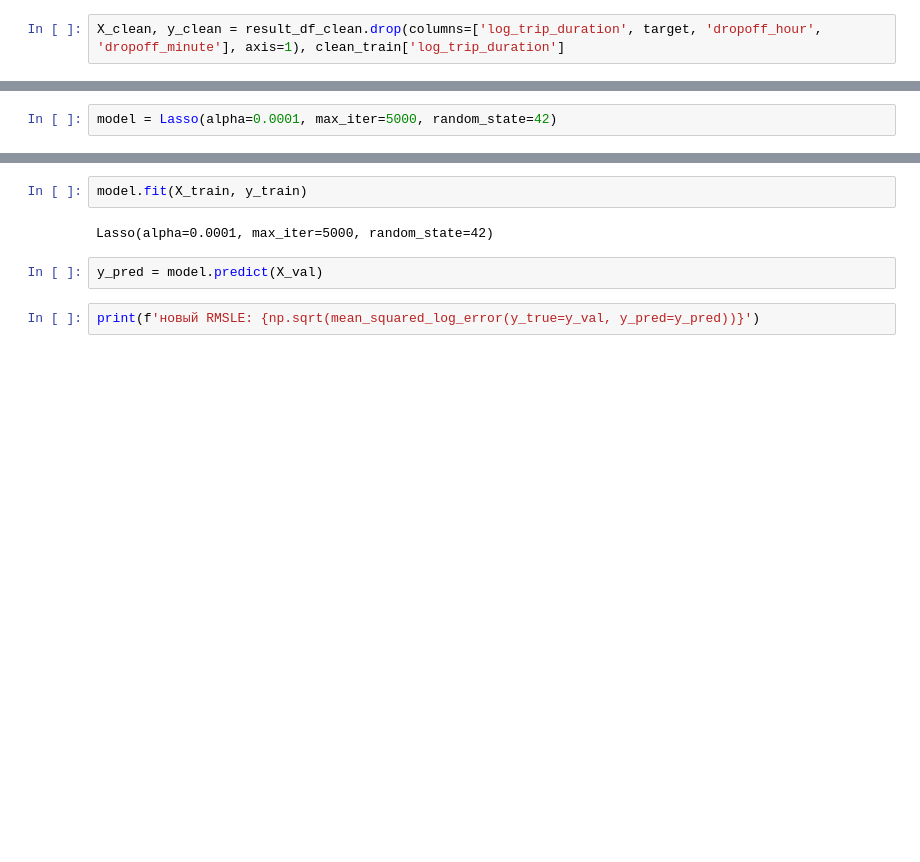
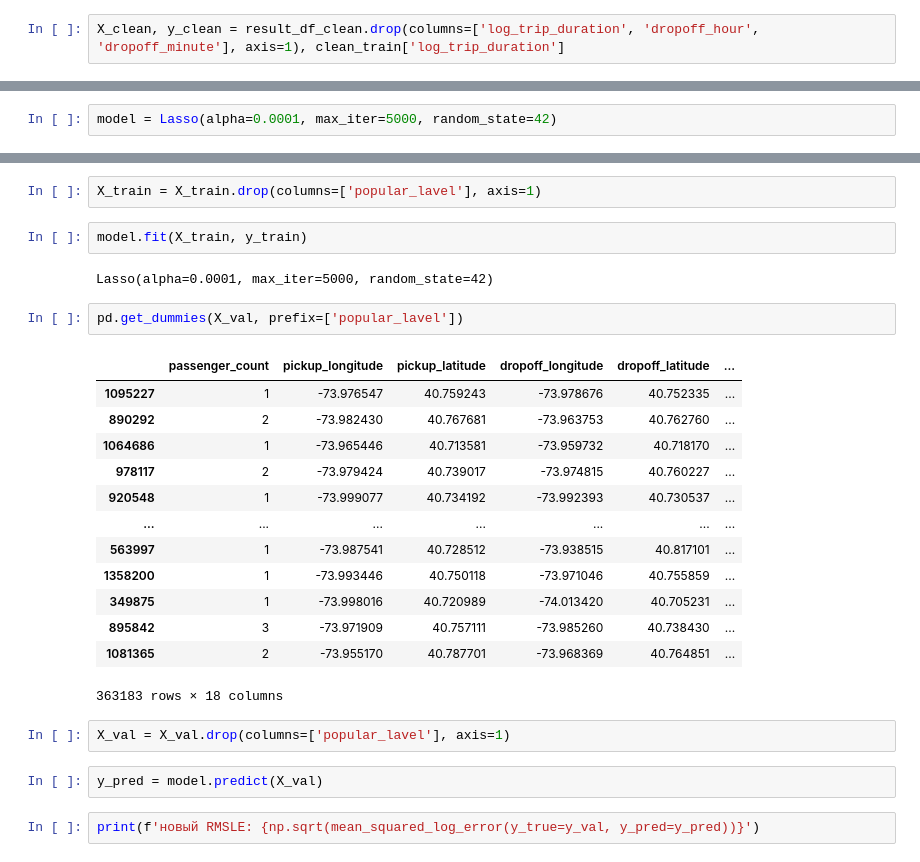
Before and after one commit to Katachy74/ML_Project, a Jupyter notebook: cu-project.ipynb, the cells around one changed output, grey strips where cells are left out. Cells and saved outputs as stored; diff of their text form; blank space fills up the shorter version.

```diff
--- a/cu-project.ipynb
+++ b/cu-project.ipynb
@@ -880,5 +865,5 @@ ROC-AUC:   0.917
 # %%
-X_clean, y_clean = result_df_clean.drop(columns=['log_trip_duration', target, 'dropoff_hour', 'dropoff_minute'], axis=1), clean_train['log_trip_duration']
+X_clean, y_clean = result_df_clean.drop(columns=['log_trip_duration', 'dropoff_hour', 'dropoff_minute'], axis=1), clean_train['log_trip_duration']
 # %%
 X_train, X_val, y_train, y_val = train_test_split(X_clean, y_clean, random_state=42)
 # %%
@@ -902,7 +905,27 @@ model = Lasso(alpha=0.0001, max_iter=5000, random_state=42)
+# %%
+X_train = X_train.drop(columns=['popular_lavel'], axis=1)
 # %%
 model.fit(X_train, y_train)
 # %% [output]
 Lasso(alpha=0.0001, max_iter=5000, random_state=42)
+# %%
+pd.get_dummies(X_val, prefix=['popular_lavel'])
+# %% [output]
+|  | passenger_count | pickup_longitude | pickup_latitude | dropoff_longitude | dropoff_latitude | ... |
+| 1095227 | 1 | -73.976547 | 40.759243 | -73.978676 | 40.752335 | ... |
+| 890292 | 2 | -73.982430 | 40.767681 | -73.963753 | 40.762760 | ... |
+| 1064686 | 1 | -73.965446 | 40.713581 | -73.959732 | 40.718170 | ... |
+| 978117 | 2 | -73.979424 | 40.739017 | -73.974815 | 40.760227 | ... |
+| 920548 | 1 | -73.999077 | 40.734192 | -73.992393 | 40.730537 | ... |
+| ... | ... | ... | ... | ... | ... | ... |
+| 563997 | 1 | -73.987541 | 40.728512 | -73.938515 | 40.817101 | ... |
+| 1358200 | 1 | -73.993446 | 40.750118 | -73.971046 | 40.755859 | ... |
+| 349875 | 1 | -73.998016 | 40.720989 | -74.013420 | 40.705231 | ... |
+| 895842 | 3 | -73.971909 | 40.757111 | -73.985260 | 40.738430 | ... |
+| 1081365 | 2 | -73.955170 | 40.787701 | -73.968369 | 40.764851 | ... |
+363183 rows × 18 columns
+# %%
+X_val = X_val.drop(columns=['popular_lavel'], axis=1)
 # %%
 y_pred = model.predict(X_val)
 # %%
```
Also changed, not shown: parts of 31 cells of this notebook.
